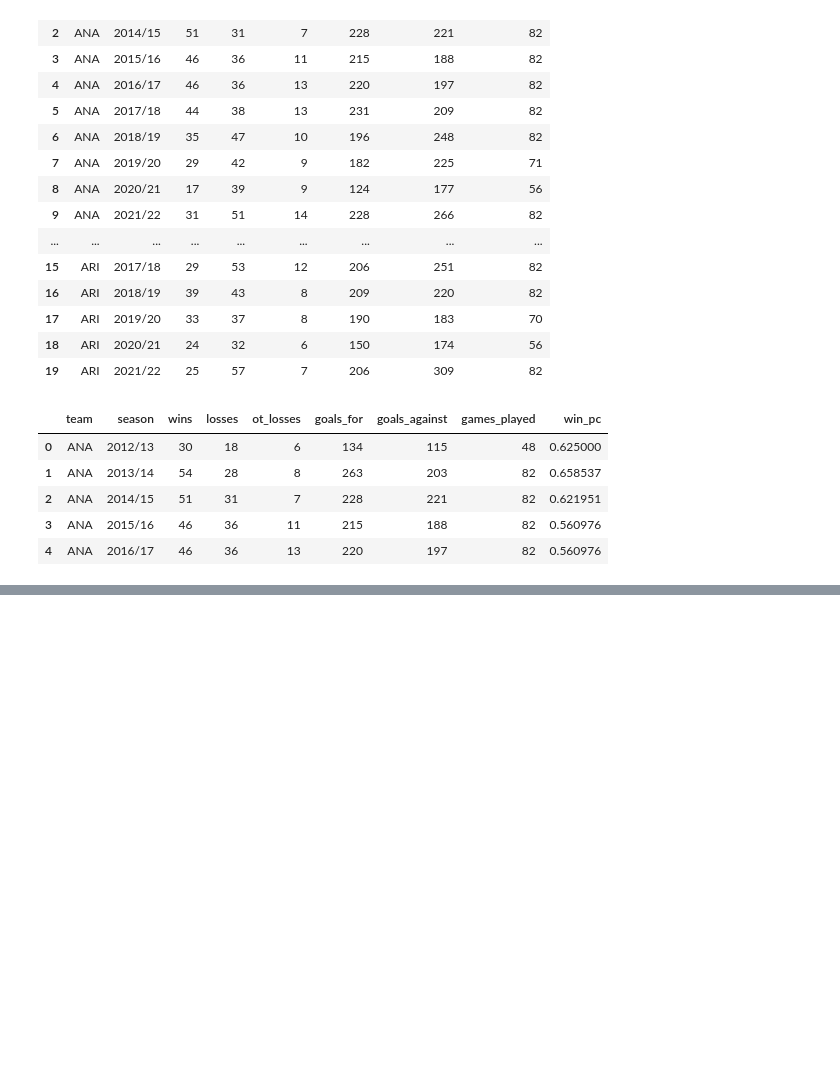
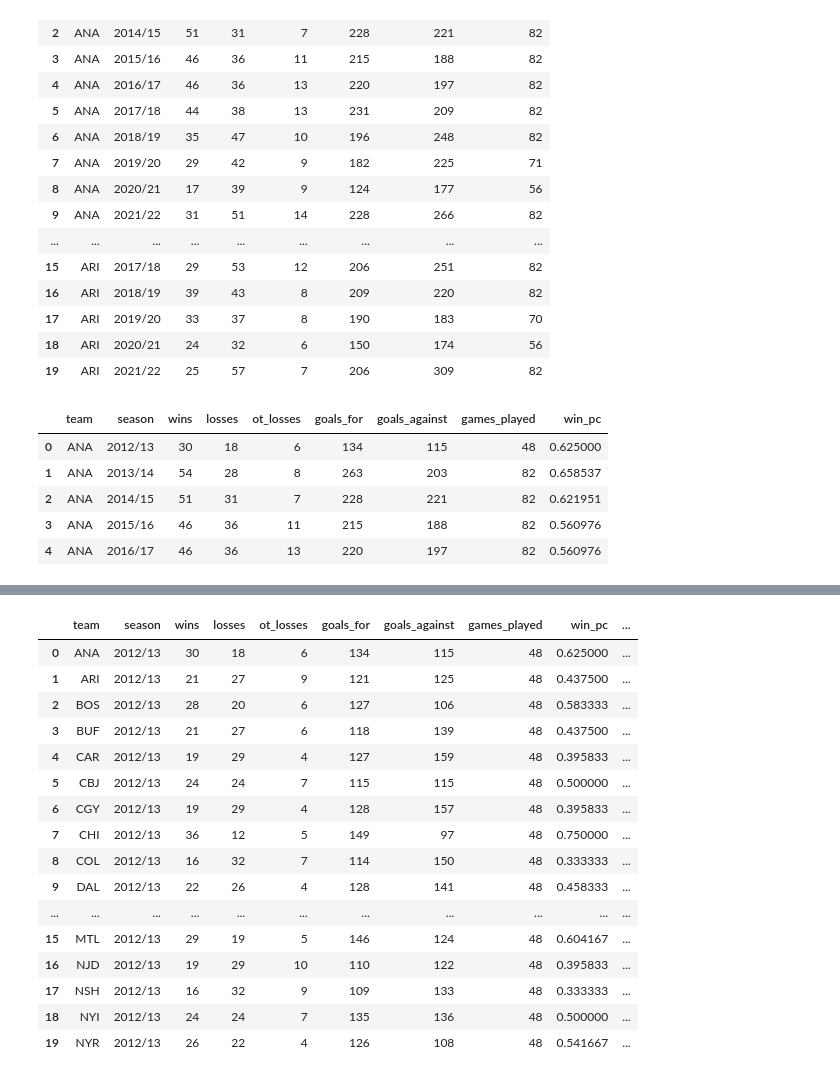
Before and after one commit to ArmandWinant/sports-performance-analytics, a Jupyter notebook: foundations/pythagorean-expectation/Untitled1.ipynb, the cells around one changed output, grey strips where cells are left out. Drawn from its saved outputs; the diff is of its cells as text; code cells hidden in the pictures; blank space fills up the shorter version.

Commit message:
compute pe alphas at league and team level

```diff
--- a/foundations/pythagorean-expectation/Untitled1.ipynb
+++ b/foundations/pythagorean-expectation/Untitled1.ipynb
@@ -135,2 +89,0 @@ def optimizePythagoreanExpectation(group):
-# %%
-season_df = season_df.groupby(["season"], group_keys=True).apply(lambda x: optimizePythagoreanExpectation(x))
@@ -171,0 +121,39 @@ SyntaxError: invalid syntax (575479271.py, line 1)
+# %%
+def optimizePythagoreanExpectation(group, column_name):
+    def f(alpha):
+        pyth_exp = group.apply(lambda x: pythagoreanExpectation(x, alpha=alpha), axis=1)
+
+        mse = mean_squared_error(group["win_pc"], pyth_exp)
+
+        return mse
+
+    res = minimize(f, x0=2.0)
+    group[column_name] = res.x[0]
+
+    return group
+# %%
+season_df = season_df.groupby(["season"], group_keys=True).apply(lambda x: optimizePythagoreanExpectation(x, "league_pe_alpha"))
+season_df.reset_index(drop = True, inplace = True)
+# %%
+season_df = season_df.groupby(["season", "team"], group_keys=True).apply(lambda x: optimizePythagoreanExpectation(x, "team_pe_alpha"))
+season_df.reset_index(drop = True, inplace = True)
+# %%
+season_df.head(20)
+# %% [output]
+|  | team | season | wins | losses | ot_losses | goals_for | goals_against | games_played | win_pc | ... |
+| 0 | ANA | 2012/13 | 30 | 18 | 6 | 134 | 115 | 48 | 0.625000 | ... |
+| 1 | ARI | 2012/13 | 21 | 27 | 9 | 121 | 125 | 48 | 0.437500 | ... |
+| 2 | BOS | 2012/13 | 28 | 20 | 6 | 127 | 106 | 48 | 0.583333 | ... |
+| 3 | BUF | 2012/13 | 21 | 27 | 6 | 118 | 139 | 48 | 0.437500 | ... |
+| 4 | CAR | 2012/13 | 19 | 29 | 4 | 127 | 159 | 48 | 0.395833 | ... |
+| 5 | CBJ | 2012/13 | 24 | 24 | 7 | 115 | 115 | 48 | 0.500000 | ... |
+| 6 | CGY | 2012/13 | 19 | 29 | 4 | 128 | 157 | 48 | 0.395833 | ... |
+| 7 | CHI | 2012/13 | 36 | 12 | 5 | 149 | 97 | 48 | 0.750000 | ... |
+| 8 | COL | 2012/13 | 16 | 32 | 7 | 114 | 150 | 48 | 0.333333 | ... |
+| 9 | DAL | 2012/13 | 22 | 26 | 4 | 128 | 141 | 48 | 0.458333 | ... |
+| ... | ... | ... | ... | ... | ... | ... | ... | ... | ... | ... |
+| 15 | MTL | 2012/13 | 29 | 19 | 5 | 146 | 124 | 48 | 0.604167 | ... |
+| 16 | NJD | 2012/13 | 19 | 29 | 10 | 110 | 122 | 48 | 0.395833 | ... |
+| 17 | NSH | 2012/13 | 16 | 32 | 9 | 109 | 133 | 48 | 0.333333 | ... |
+| 18 | NYI | 2012/13 | 24 | 24 | 7 | 135 | 136 | 48 | 0.500000 | ... |
+| 19 | NYR | 2012/13 | 26 | 22 | 4 | 126 | 108 | 48 | 0.541667 | ... |
```
Also changed, not shown: parts of 16 cells of this notebook.
